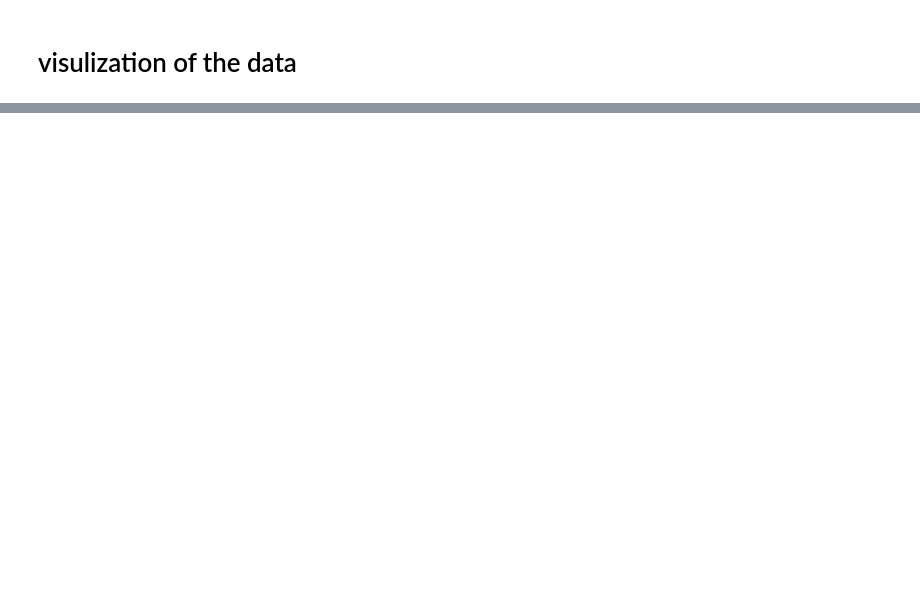
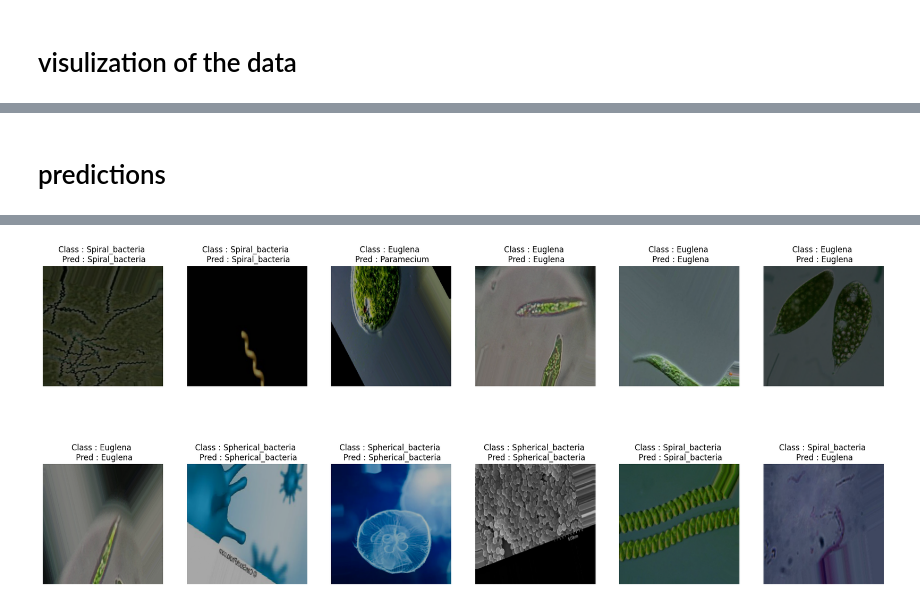
Before and after one commit to Rushi7667/Image-Classification-using-tensorflow, a Jupyter notebook: ImageClassification.ipynb, the cells around one changed output, grey strips where cells are left out. Saved outputs shown, nothing was run; the diff lists cells and outputs as text; code cells hidden in the pictures; blank space fills up the shorter version.

```diff
--- a/ImageClassification.ipynb
+++ b/ImageClassification.ipynb
@@ -147,0 +167,19 @@ show_images(data=train_ds)
+# %%
+# creating model
+model = Sequential([
+    base,
+    GAP(),
+    Dense(256, kernel_initializer='he_normal', activation='relu'),
+    Dropout(0.2),
+    Dense(class_length, activation='softmax')
+])
+# %%
+# defining callbacks
+cbs = [ES(patience=3, restore_best_weights = True), MC(model_name + ".h5" , save_best_only = True)]
+# %%
+# compiling model
+opt = tf.keras.optimizers.Adam(learning_rate=1e-3)
+model.compile(loss='sparse_categorical_crossentropy', optimizer=opt, metrics=['accuracy'])
+# %%
+# fitting model
+model.fit(train_ds,steps_per_epoch = len(train_ds),validation_data=valid_ds,validation_steps=len(valid_ds),epochs=5,callbacks=cbs)
@@ -147,0 +198,5 @@ show_images(data=train_ds)
+# %% [markdown]
+# predictions
+# %%
+show_images(data=valid_ds, model=model)
+# %% [output]
@@ -147,0 +215 @@ show_images(data=train_ds)
+[figure, added]
```
Also changed, not shown: parts of 14 cells of this notebook.
